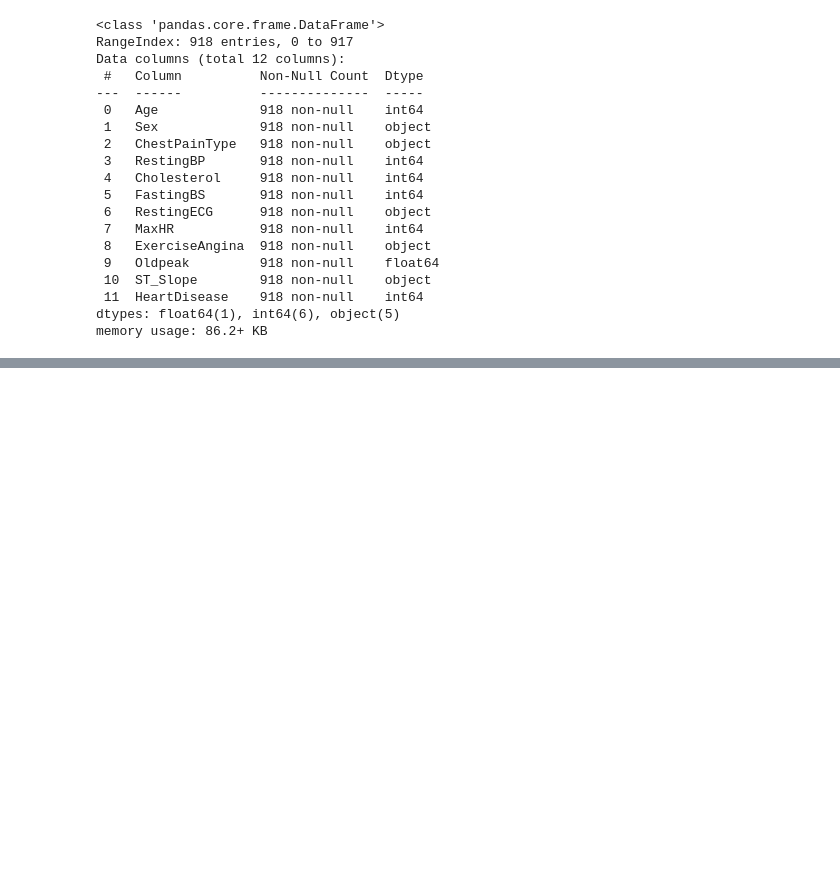
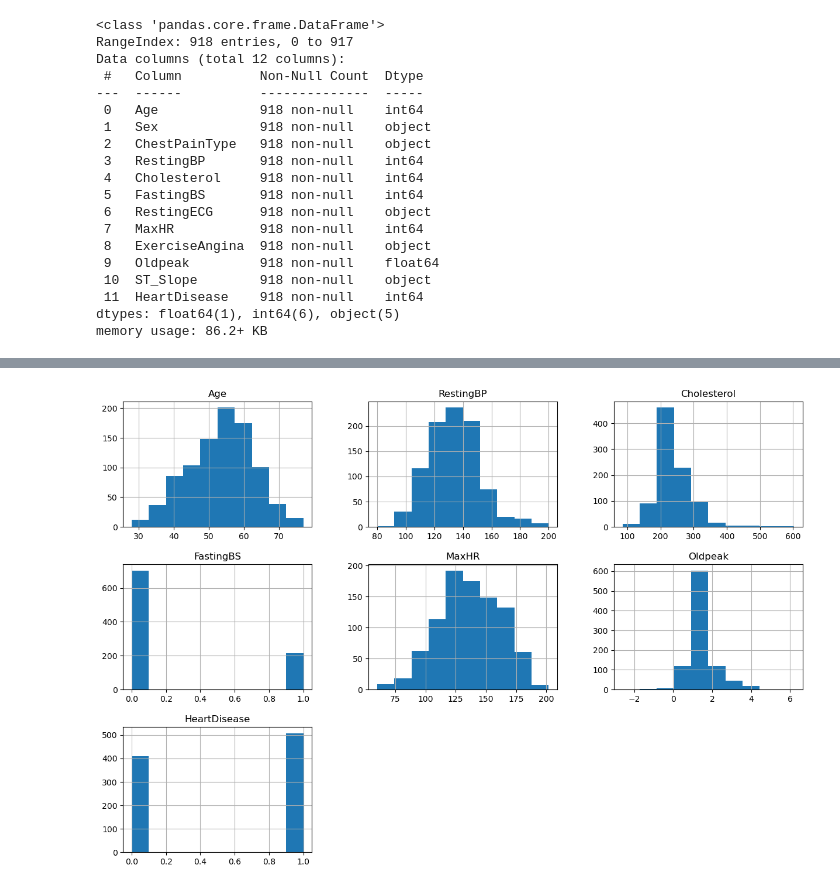
Before and after one commit to Samiabdus786/Machine-Learning, a Jupyter notebook: heart.ipynb, the cells around one changed output, grey strips where cells are left out. Saved outputs shown, nothing was run; the diff lists cells and outputs as text; code cells hidden in the pictures; blank space fills up the shorter version.

```diff
--- a/heart.ipynb
+++ b/heart.ipynb
@@ -82,0 +130,5 @@ sss
+# %%
+df.hist(figsize=(15,10))
+plt.show()
+# %% [output]
+[figure, added]
```
Also changed, not shown: parts of 23 cells of this notebook, 1 other file.
